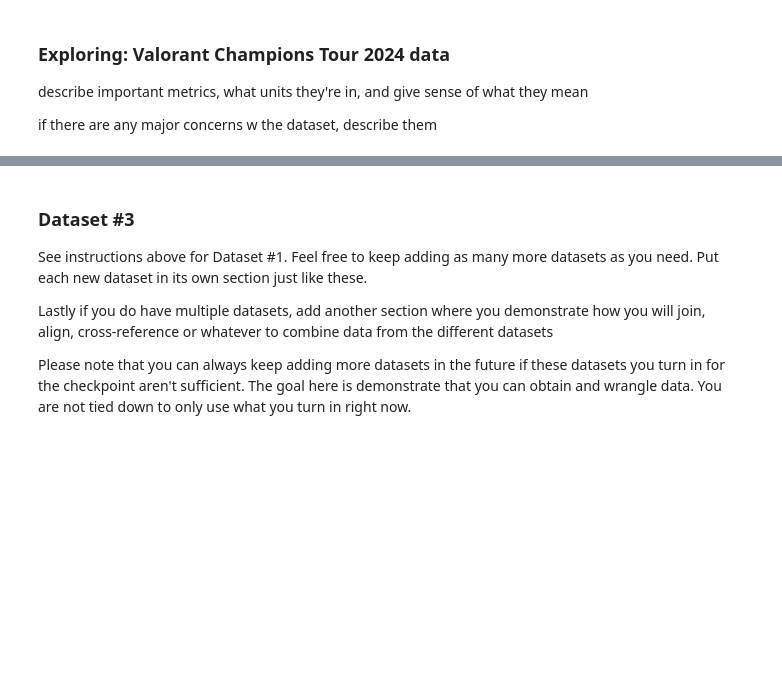
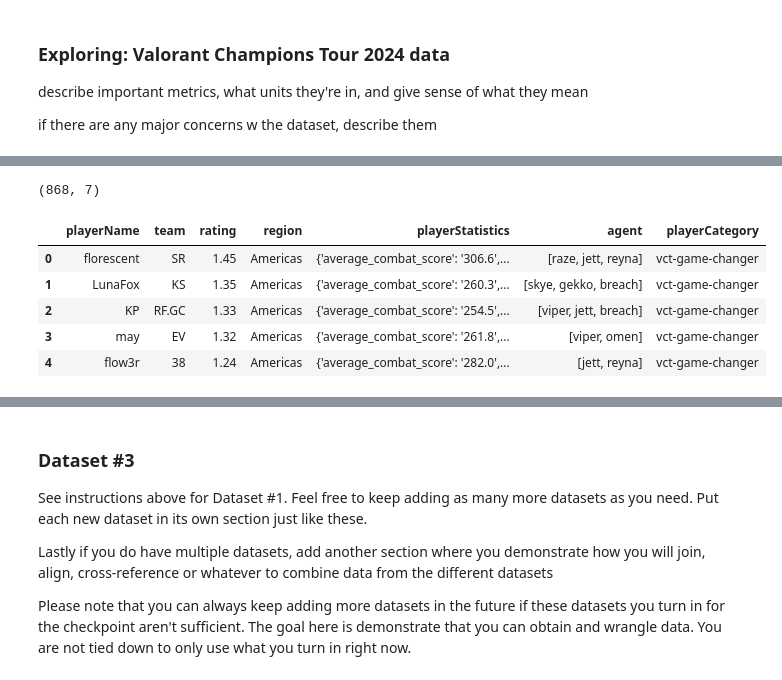
Before and after one commit to COGS108/Group102_WI26, a Jupyter notebook: 01-DataCheckpoint.ipynb, the cells around one changed output, grey strips where cells are left out. Saved outputs shown, nothing was run; the diff lists cells and outputs as text; code cells hidden in the pictures; blank space fills up the shorter version.

```diff
--- a/01-DataCheckpoint.ipynb
+++ b/01-DataCheckpoint.ipynb
@@ -209,0 +217,11 @@ if there are any major concerns w the dataset, describe them
+# %%
+print(gamechanger.shape)
+gamechanger.head(5)
+# %% [output]
+(868, 7)
+|  | playerName | team | rating | region | playerStatistics | agent | playerCategory |
+| 0 | florescent | SR | 1.45 | Americas | {'average_combat_score': '306.6',... | [raze, jett, reyna] | vct-game-changer |
+| 1 | LunaFox | KS | 1.35 | Americas | {'average_combat_score': '260.3',... | [skye, gekko, breach] | vct-game-changer |
+| 2 | KP | RF.GC | 1.33 | Americas | {'average_combat_score': '254.5',... | [viper, jett, breach] | vct-game-changer |
+| 3 | may | EV | 1.32 | Americas | {'average_combat_score': '261.8',... | [viper, omen] | vct-game-changer |
+| 4 | flow3r | 38 | 1.24 | Americas | {'average_combat_score': '282.0',... | [jett, reyna] | vct-game-changer |
```
Also changed, not shown: parts of 23 cells of this notebook, 2 other files.
